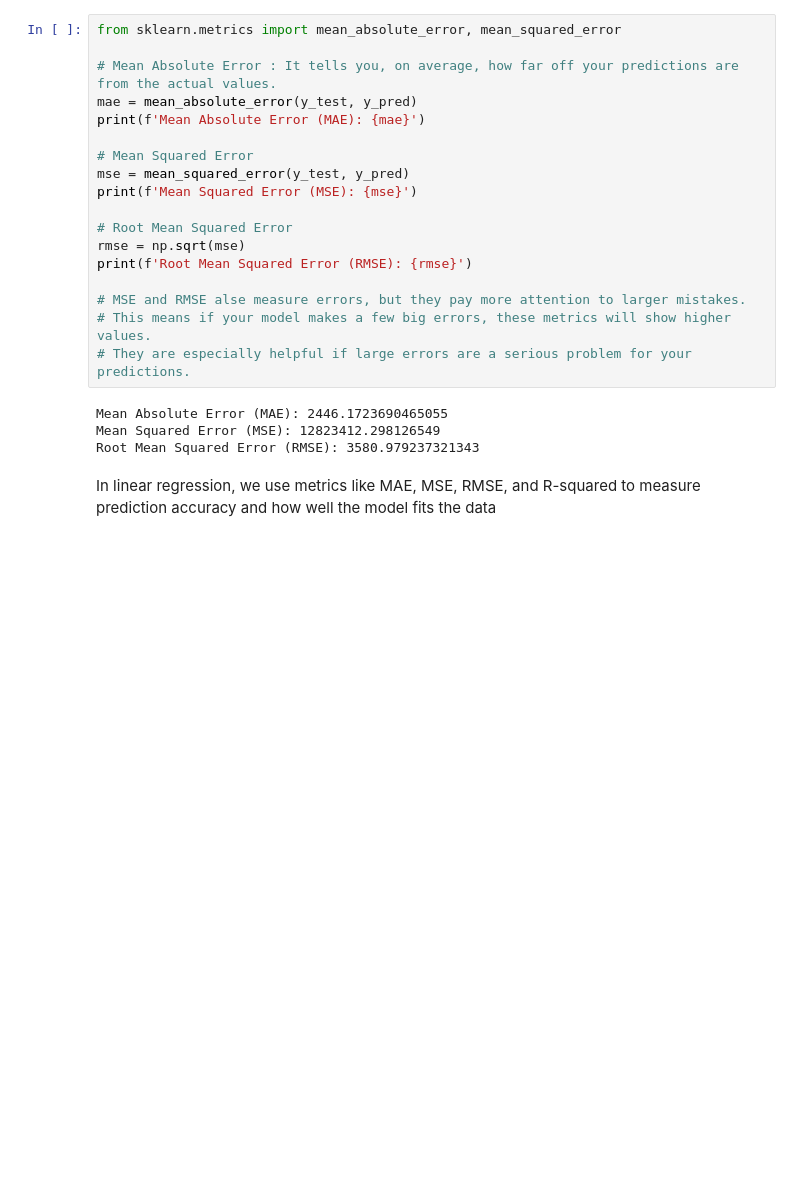
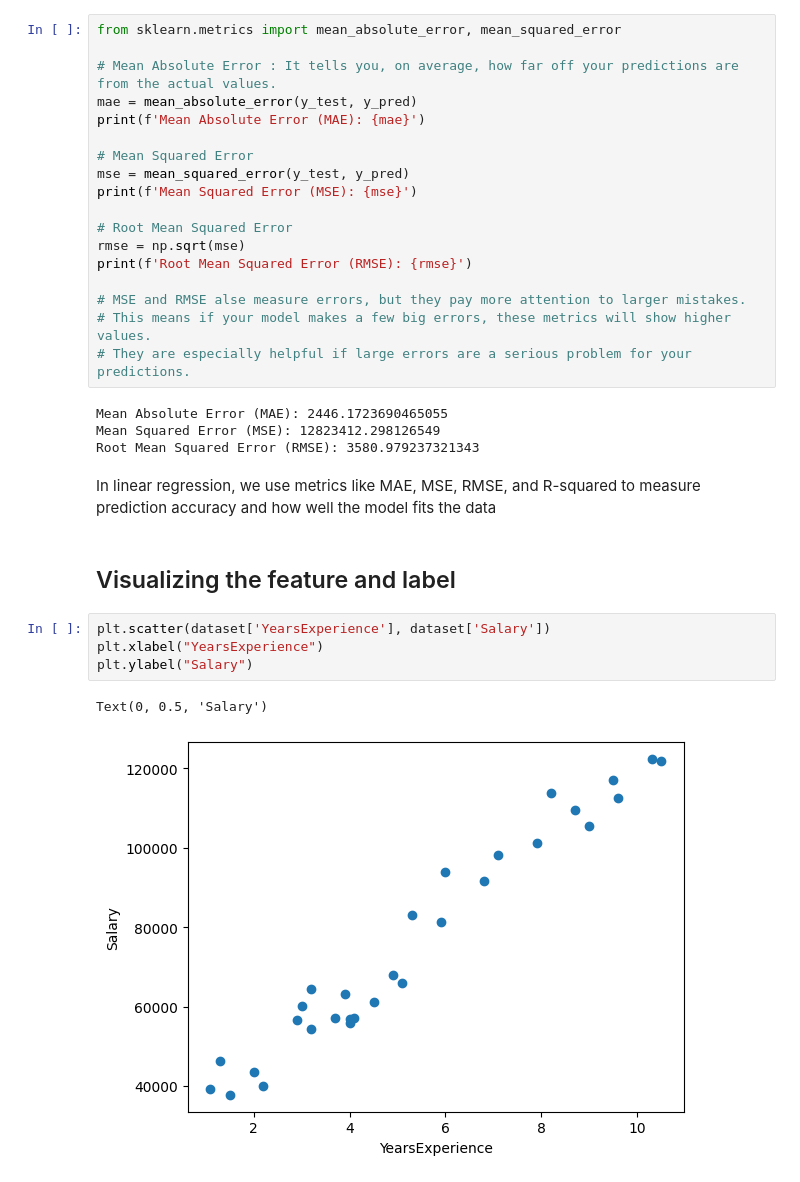
Before and after one commit to Srishti36912/Machine_learning, a Jupyter notebook: linear_regression.ipynb, the cells around one changed output. Saved outputs shown, nothing was run; the diff lists cells and outputs as text; blank space fills up the shorter version.

Commit message:
Visulaizing the feature, label and training set

```diff
--- a/linear_regression.ipynb
+++ b/linear_regression.ipynb
@@ -164,3 +164,12 @@ Mean Squared Error (MSE): 12823412.298126549
 Root Mean Squared Error (RMSE): 3580.979237321343
 # %% [markdown]
 In linear regression, we use metrics like MAE, MSE, RMSE, and R-squared to measure prediction accuracy and how well the model fits the data
+# %% [markdown]
+## Visualizing the feature and label
+# %%
+plt.scatter(dataset['YearsExperience'], dataset['Salary'])
+plt.xlabel("YearsExperience")
+plt.ylabel("Salary")
+# %% [output]
+Text(0, 0.5, 'Salary')
+[figure, added]
```
Also changed, not shown: parts of 2 cells of this notebook.
